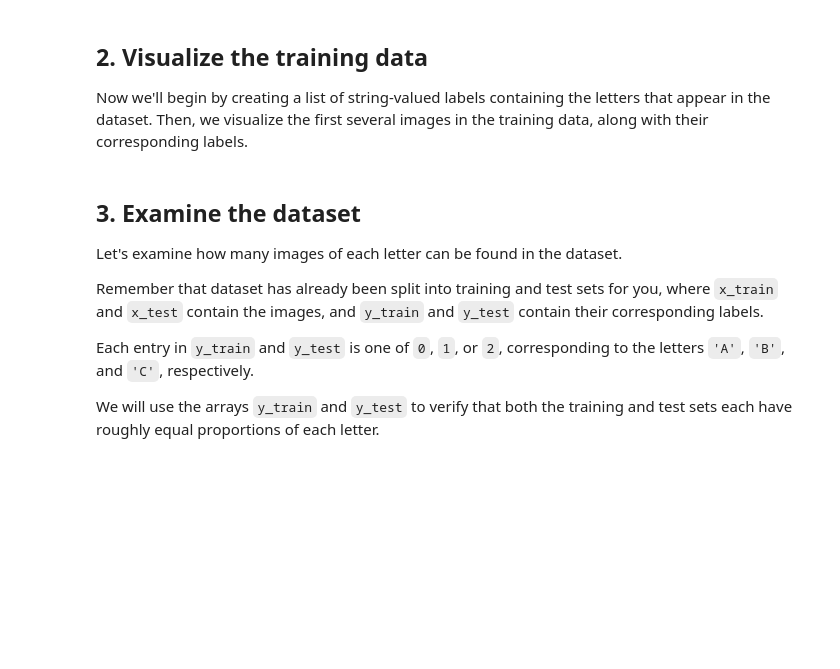
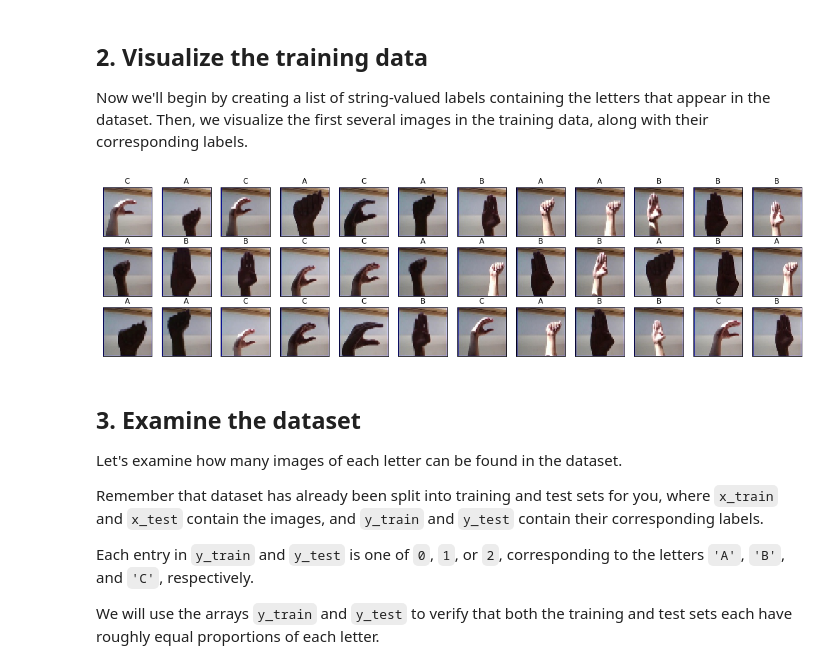
Before and after one commit to ciertotanya09/ASL-Sign-Recognition, a Jupyter notebook: notebook.ipynb, the cells around one changed output. Drawn from its saved outputs; the diff is of its cells as text; code cells hidden in the pictures; blank space fills up the shorter version.

```diff
--- a/notebook.ipynb
+++ b/notebook.ipynb
@@ -51,15 +26,17 @@ Requirement already satisfied: pyasn1>=0.1.3 in e:\python\lib\site-packages (fro
 <p>Now we'll begin by creating a list of string-valued labels containing the letters that appear in the dataset.  Then, we visualize the first several images in the training data, along with their corresponding labels.</p>
 # %%
 # Store labels of dataset
-labels = ...
+labels = ['A', 'B', 'C']
 
 # Print the first several training images, along with the labels
 fig = plt.figure(figsize=(20,5))
 for i in range(36):
     ax = fig.add_subplot(3, 12, i + 1, xticks=[], yticks=[])
     ax.imshow(np.squeeze(x_train[i]))
     ax.set_title("{}".format(labels[y_train[i]]))
 plt.show()
+# %% [output]
+[figure, added]
 # %% [markdown]
 ## 3. Examine the dataset
 <p>Let's examine how many images of each letter can be found in the dataset.</p>
```
Also changed, not shown: parts of 9 cells of this notebook.
